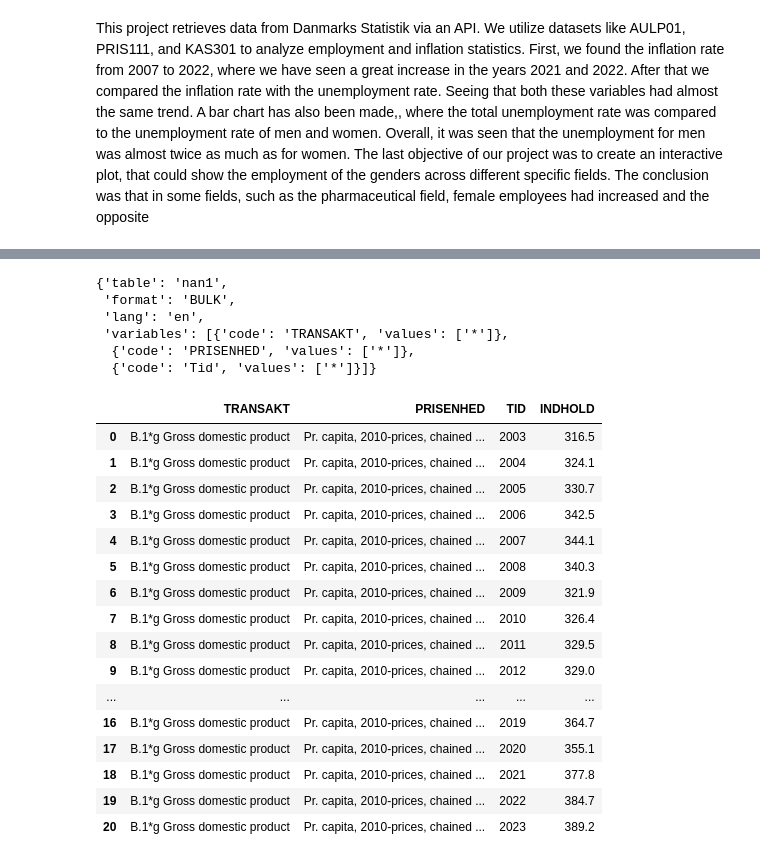
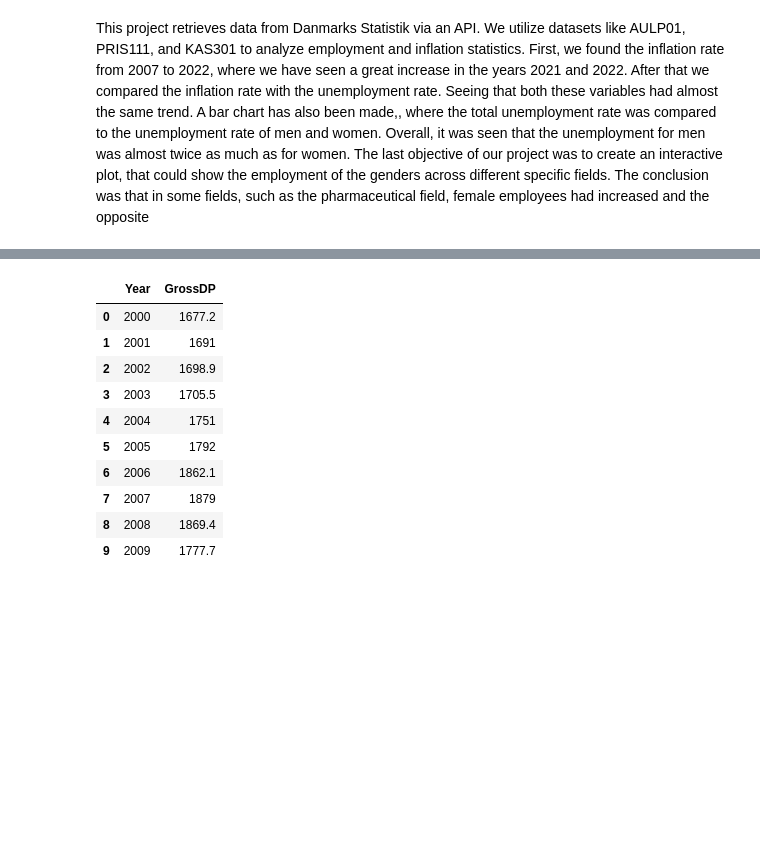
Before and after one commit to NumEconCopenhagen/projects-2024-sulaiman-phil-og-rabiah, a Jupyter notebook: dataproject/dataproject.ipynb, the cells around one changed output, grey strips where cells are left out. Drawn from its saved outputs; the diff is of its cells as text; code cells hidden in the pictures; blank space fills up the shorter version.

```diff
--- a/dataproject/dataproject.ipynb
+++ b/dataproject/dataproject.ipynb
@@ -434,11 +400,0 @@ Last update: 2024-03-27T08:00:00
-# %%
-# Use the _define_base_params method to get a template and selects all available data.
-params = Nan1._define_base_params(language='en')
-params
-# %% [output]
-{'table': 'nan1',
- 'format': 'BULK',
- 'lang': 'en',
- 'variables': [{'code': 'TRANSAKT', 'values': ['*']},
-  {'code': 'PRISENHED', 'values': ['*']},
-  {'code': 'Tid', 'values': ['*']}]}
@@ -453,22 +401,17 @@ params= {'table': 'nan1',
-# %%
-# We load the data from dst via the api using the options specified in the param dictionary
-Nan1_new=Nan1.get_data(params=params)
-Nan1_new.head(100)
-# %% [output]
-|  | TRANSAKT | PRISENHED | TID | INDHOLD |
-| 0 | B.1*g Gross domestic product | Pr. capita, 2010-prices, chained ... | 2003 | 316.5 |
-| 1 | B.1*g Gross domestic product | Pr. capita, 2010-prices, chained ... | 2004 | 324.1 |
-| 2 | B.1*g Gross domestic product | Pr. capita, 2010-prices, chained ... | 2005 | 330.7 |
-| 3 | B.1*g Gross domestic product | Pr. capita, 2010-prices, chained ... | 2006 | 342.5 |
-| 4 | B.1*g Gross domestic product | Pr. capita, 2010-prices, chained ... | 2007 | 344.1 |
-| 5 | B.1*g Gross domestic product | Pr. capita, 2010-prices, chained ... | 2008 | 340.3 |
-| 6 | B.1*g Gross domestic product | Pr. capita, 2010-prices, chained ... | 2009 | 321.9 |
-| 7 | B.1*g Gross domestic product | Pr. capita, 2010-prices, chained ... | 2010 | 326.4 |
-| 8 | B.1*g Gross domestic product | Pr. capita, 2010-prices, chained ... | 2011 | 329.5 |
-| 9 | B.1*g Gross domestic product | Pr. capita, 2010-prices, chained ... | 2012 | 329.0 |
-| ... | ... | ... | ... | ... |
-| 16 | B.1*g Gross domestic product | Pr. capita, 2010-prices, chained ... | 2019 | 364.7 |
-| 17 | B.1*g Gross domestic product | Pr. capita, 2010-prices, chained ... | 2020 | 355.1 |
-| 18 | B.1*g Gross domestic product | Pr. capita, 2010-prices, chained ... | 2021 | 377.8 |
-| 19 | B.1*g Gross domestic product | Pr. capita, 2010-prices, chained ... | 2022 | 384.7 |
-| 20 | B.1*g Gross domestic product | Pr. capita, 2010-prices, chained ... | 2023 | 389.2 |
+# %%
+# Importing data from CSV file 'Real GDP'
+GDP = pd.read_csv('GDP.csv',delimiter=';')
+# %%
+GDP.head(10)
+# %% [output]
+|  | Year | GrossDP |
+| 0 | 2000 | 1677.2 |
+| 1 | 2001 | 1691 |
+| 2 | 2002 | 1698.9 |
+| 3 | 2003 | 1705.5 |
+| 4 | 2004 | 1751 |
+| 5 | 2005 | 1792 |
+| 6 | 2006 | 1862.1 |
+| 7 | 2007 | 1879 |
+| 8 | 2008 | 1869.4 |
+| 9 | 2009 | 1777.7 |
```
Also changed, not shown: parts of 5 cells of this notebook.
